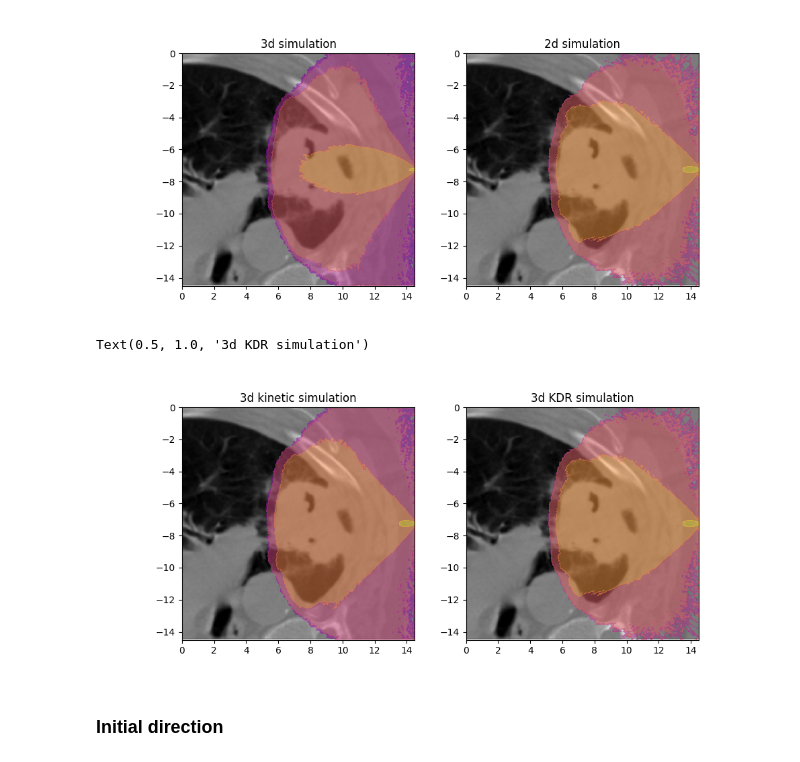
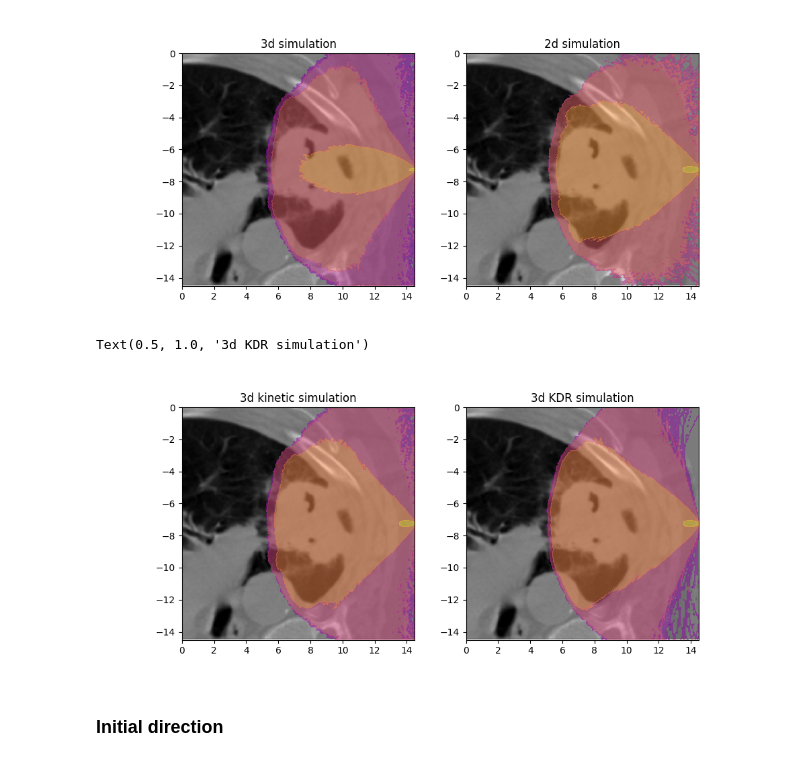
Before and after one commit to KlaasWillems/electronTransportCode, a Jupyter notebook: numericalExperiments/KuschLungTest/lungTest.ipynb, the cells around one changed output. Saved outputs shown, nothing was run; the diff lists cells and outputs as text; code cells hidden in the pictures.

Commit message:
Updated graph axis

```diff
--- a/numericalExperiments/KuschLungTest/lungTest.ipynb
+++ b/numericalExperiments/KuschLungTest/lungTest.ipynb
@@ -101,23 +103,23 @@ Text(0.5, 1.0, '2d simulation')
 # %%
 extent = [xBins.min(), xBins.max(), yBins.min(), yBins.max()]
 xBins1 = np.linspace(0, width, bins)
 yBins1 = np.linspace(-width, 0, bins)
 X, Y = np.meshgrid(xBins1, yBins1)
 levels = 4
-energyDepositionK3dkdr_ERE = np.flipud(np.reshape(doseEstimatorK2d.scoreMatrix, (bins, bins)))
+energyDepositionKDR3d_ERE = np.flipud(np.reshape(doseEstimatorKDR3d.scoreMatrix, (bins, bins)))
 
 fig, (ax1, ax2) = plt.subplots(1, 2, figsize=(10, 4.5))
 
 ax1.imshow(Image.fromarray(simDomain.grayScaleImage), cmap='gray', extent=extent)  # type: ignore
 ax1.contourf(X, Y, np.log(energyDepositionK3d_ERE), alpha=0.5, extent=extent, cmap='plasma', levels=levels)
 ax1.set_title('3d kinetic simulation')
 
 ax2.imshow(Image.fromarray(simDomain.grayScaleImage), cmap='gray', extent=extent)  # type: ignore
-ax2.contourf(X, Y, np.log(energyDepositionK2d_ERE), alpha=0.5, extent=extent, levels=levels, cmap='plasma')
+ax2.contourf(X, Y, np.log(energyDepositionKDR3d_ERE), alpha=0.5, extent=extent, levels=levels, cmap='plasma')
 ax2.set_title('3d KDR simulation')
 # %% [output]
 Text(0.5, 1.0, '3d KDR simulation')
-[figure, old version]
+[figure, new version]
 # %% [markdown]
 ### Initial direction
 # %%
```
Also changed, not shown: parts of 2 cells of this notebook, 1 other file.
